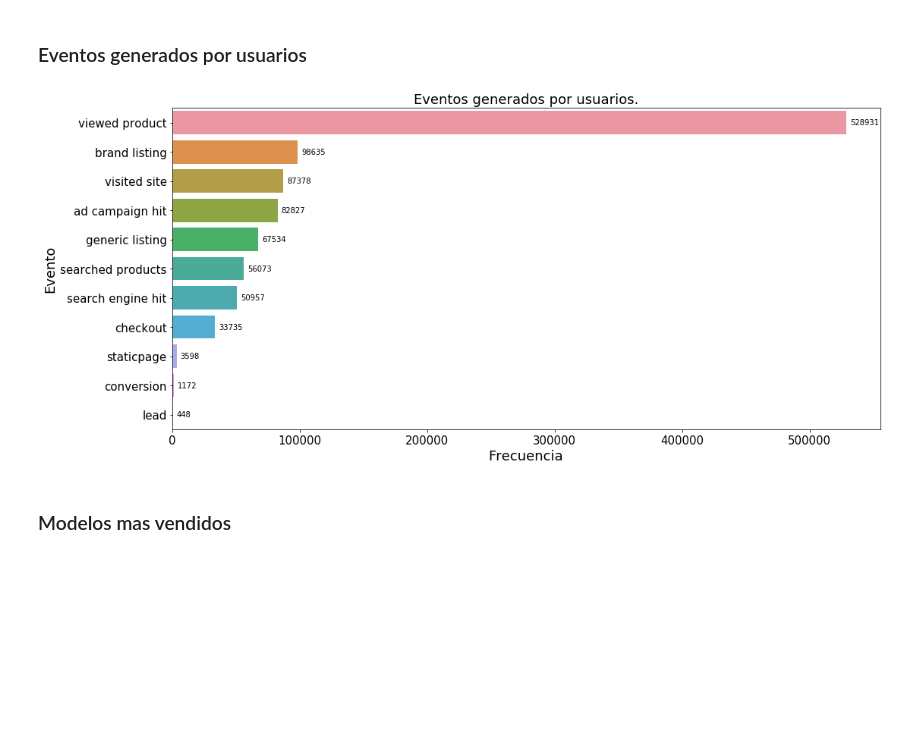
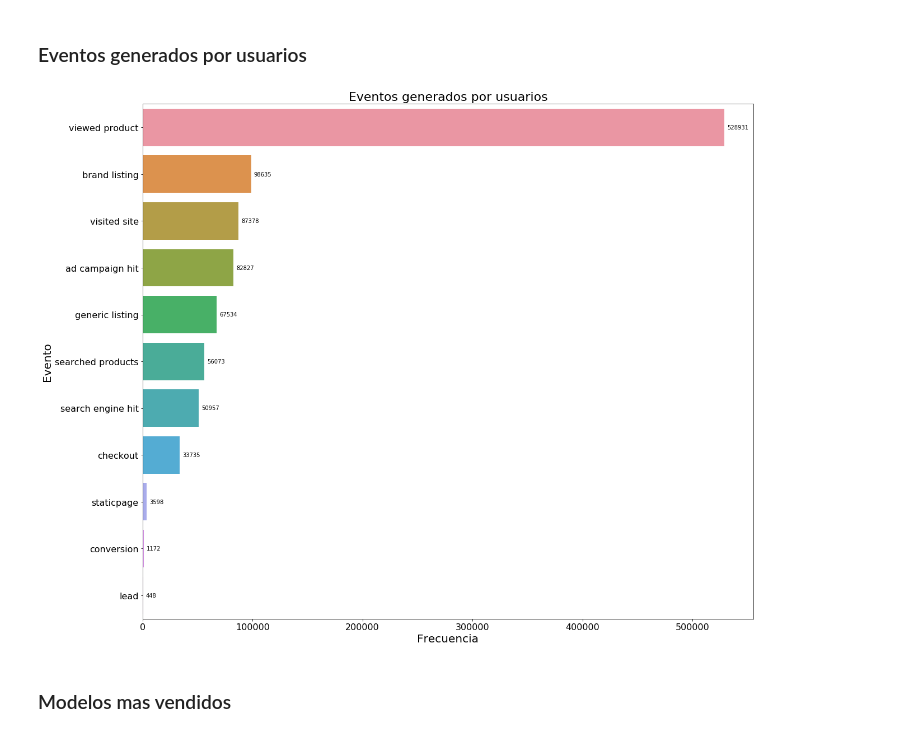
Before and after one commit to emabrea/7506-DATOS-TP1, a Jupyter notebook: Analisis Exploratorio.ipynb, the cells around one changed output. Saved outputs shown, nothing was run; the diff lists cells and outputs as text; code cells hidden in the pictures; blank space fills up the shorter version.

```diff
--- a/Analisis Exploratorio.ipynb
+++ b/Analisis Exploratorio.ipynb
@@ -104,49 +104,41 @@ Name: event, dtype: int64
 # %% [markdown]
 ### Eventos generados por usuarios
 # %%
-fig, ax = plt.subplots(figsize=(15, 7))
+fig, ax = plt.subplots(figsize=(18, 14))
 ax = sns.barplot(x=events_vc.values, y=events_vc.index)
-ax.set_title("Eventos generados por usuarios.", fontsize=18)
-ax.set_xlabel("Frecuencia", fontsize=18)
-ax.set_ylabel("Evento", fontsize=18)
+ax.set_title("Eventos generados por usuarios", fontsize=22)
+ax.set_xlabel("Frecuencia", fontsize=20)
+ax.set_ylabel("Evento", fontsize=20)
+ax.tick_params(labelsize=16)
 fig.tight_layout()
-plt.xticks(size = 15)
-plt.yticks(size = 15)
 
 
 rects = ax.patches
 
 # For each bar: Place a label
 for rect in rects:
     # Get X and Y placement of label from rect.
     x_value = rect.get_width()
     y_value = rect.get_y() + rect.get_height() / 2
 
     # Number of points between bar and label. Change to your liking.
     space = 5
     # Vertical alignment for positive values
     ha = 'left'
 
-    # If value of bar is negative: Place label left of bar
-    if x_value < 0:
-        # Invert space to place label to the left
-        space *= -1
-        # Horizontally align label at right
-        ha = 'right'
-
     # Use X value as label and format number with one decimal place
     label = x_value.astype(int)
 
     # Create annotation
     plt.annotate(
         label,                      # Use `label` as label
         (x_value, y_value),         # Place label at end of the bar
         xytext=(space, 0),          # Horizontally shift label by `space`
         textcoords="offset points", # Interpret `xytext` as offset in points
         va='center',                # Vertically center label
         ha=ha)
 # %% [output]
-[figure, old version]
+[figure, new version]
 # %% [markdown]
 ### Modelos mas vendidos
 # %%
```
Also changed, not shown: parts of 29 cells of this notebook.
